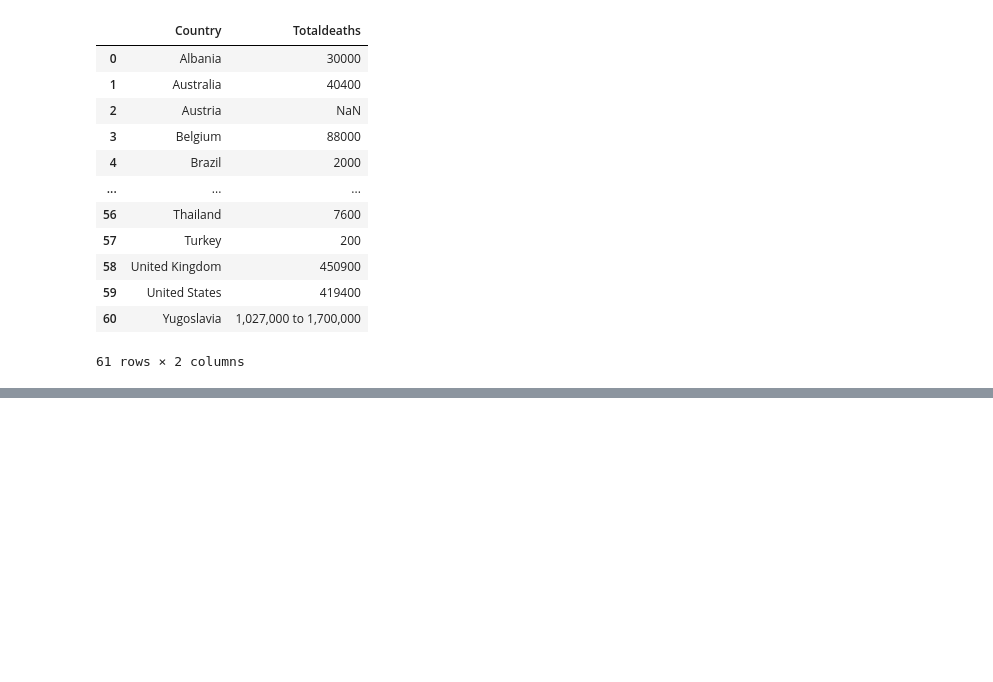
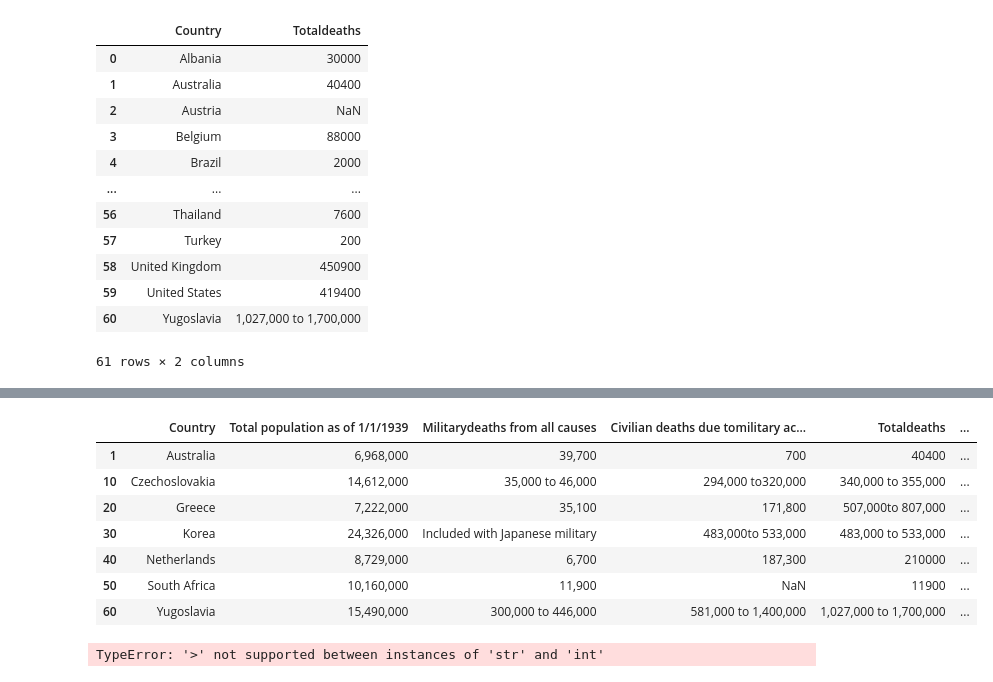
Before and after one commit to conorgleeson95/lecture4_workings, a Jupyter notebook: Project Workings.ipynb, the cells around one changed output, grey strips where cells are left out. Saved outputs shown, nothing was run; the diff lists cells and outputs as text; code cells hidden in the pictures; blank space fills up the shorter version.

```diff
--- a/Project Workings.ipynb
+++ b/Project Workings.ipynb
@@ -59,0 +73,3 @@ df[['Country', 'Totaldeaths']]
+# %%
+import pandas as pd
+df = pd.read_csv("ww2_dataset2.csv")
@@ -59,0 +166,15 @@ df[['Country', 'Totaldeaths']]
+# %%
+df.iloc[[1, 10, 20, 30, 40, 50, 60], [0,1,2,3,4,5]]
+# %% [output]
+|  | Country | Total population as of 1/1/1939 | Militarydeaths from all causes | Civilian deaths due tomilitary ac... | Totaldeaths | ... |
+| 1 | Australia | 6,968,000 | 39,700 | 700 | 40400 | ... |
+| 10 | Czechoslovakia | 14,612,000 | 35,000 to 46,000 | 294,000 to320,000 | 340,000 to 355,000 | ... |
+| 20 | Greece | 7,222,000 | 35,100 | 171,800 | 507,000to 807,000 | ... |
+| 30 | Korea | 24,326,000 | Included with Japanese military | 483,000to 533,000 | 483,000 to 533,000 | ... |
+| 40 | Netherlands | 8,729,000 | 6,700 | 187,300 | 210000 | ... |
+| 50 | South Africa | 10,160,000 | 11,900 | NaN | 11900 | ... |
+| 60 | Yugoslavia | 15,490,000 | 300,000 to 446,000 | 581,000 to 1,400,000 | 1,027,000 to 1,700,000 | ... |
+# %%
+df[df['Totaldeaths'] > 100000]
+# %% [output]
+TypeError: '>' not supported between instances of 'str' and 'int'
```
Also changed, not shown: parts of 11 cells of this notebook.
